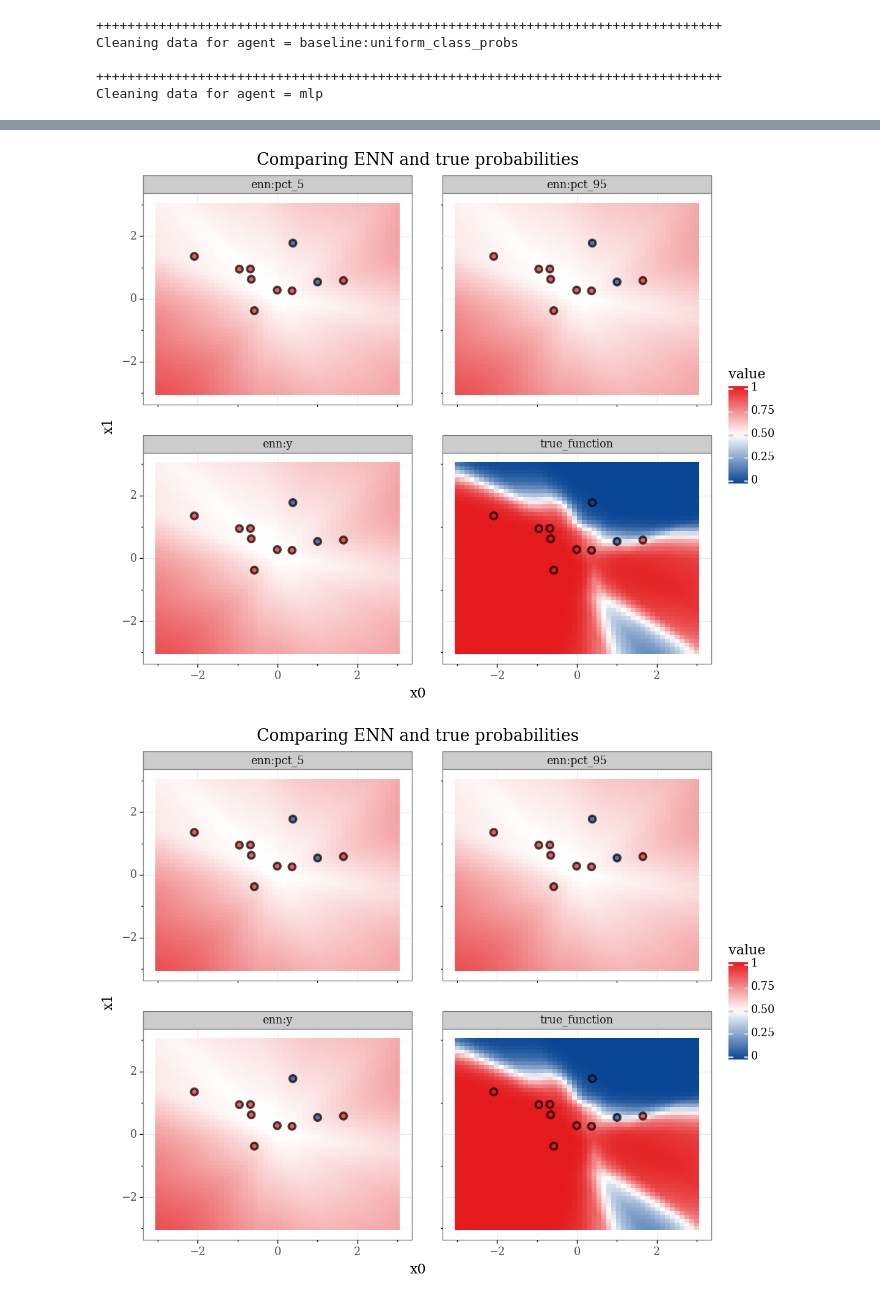
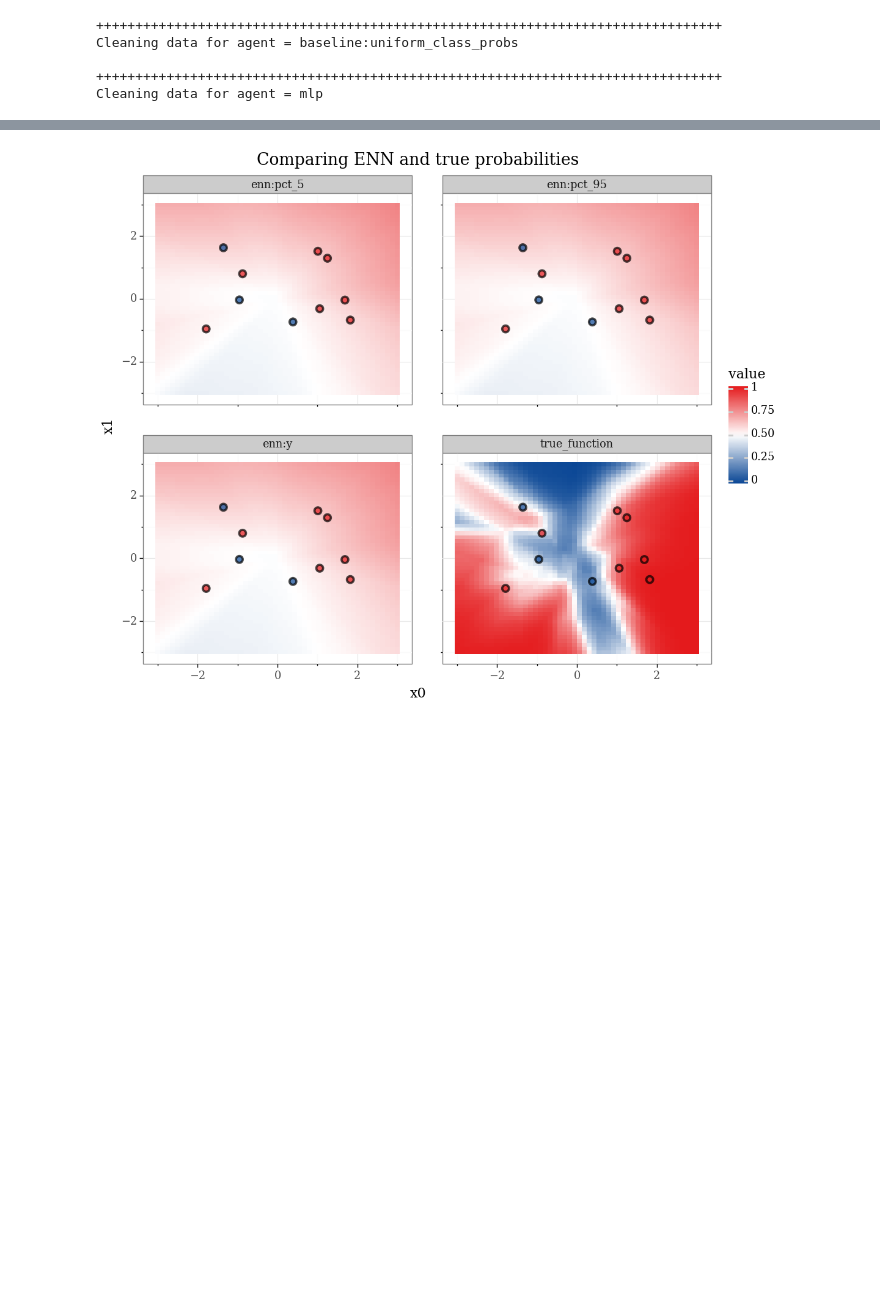
Before and after one commit to google-deepmind/neural_testbed, a Jupyter notebook: neural_testbed/tutorial.ipynb, the cells around one changed output, grey strips where cells are left out. Drawn from its saved outputs; the diff is of its cells as text; code cells hidden in the pictures; blank space fills up the shorter version.

```diff
--- a/neural_testbed/tutorial.ipynb
+++ b/neural_testbed/tutorial.ipynb
@@ -155,6 +155,6 @@ ProblemConfig(prior_knowledge=PriorKnowledge(input_dim=2, num_train=10, tau=1, n
 # %%
 #@title Create the problem
-problem = leaderboard.problem_from_id('classification_2d/144')
+problem = leaderboard.problem_from_id('classification_2d/75')
 # %% [markdown]
 ### Example 1: Uniform baseline agent
 
@@ -393,6 +353,9 @@ We consider Evaluating a MLP agent on the problem with `problem_id=classificatio
 import tensorflow as tf
 from tensorflow.keras.models import Sequential
 from tensorflow.keras.layers import Dense
+# %%
+#@title Create the problem
+problem = leaderboard.problem_from_id('classification_2d/75')
 # %%
 #@title Define an mlp agent
 def make_mlp_agent(
@@ -440,10 +406,9 @@ ENNQuality(kl_estimate=DeviceArray(0.43580145, dtype=float32), extra={'kl_estima
 # %%
 #@title Plot comparing ENN and true function with pct_5, pct_95
 plots = generative.sanity_plots(problem, enn_sampler)
 p = plots['more_enn']
-p.draw()
+_ = p.draw()
 # %% [output]
-[figure, old version]
+[figure, new version]
-[figure, removed]
 # %% [markdown]
 ## Evaluating a PyTorch agent
```
Also changed, not shown: parts of 23 cells of this notebook.
